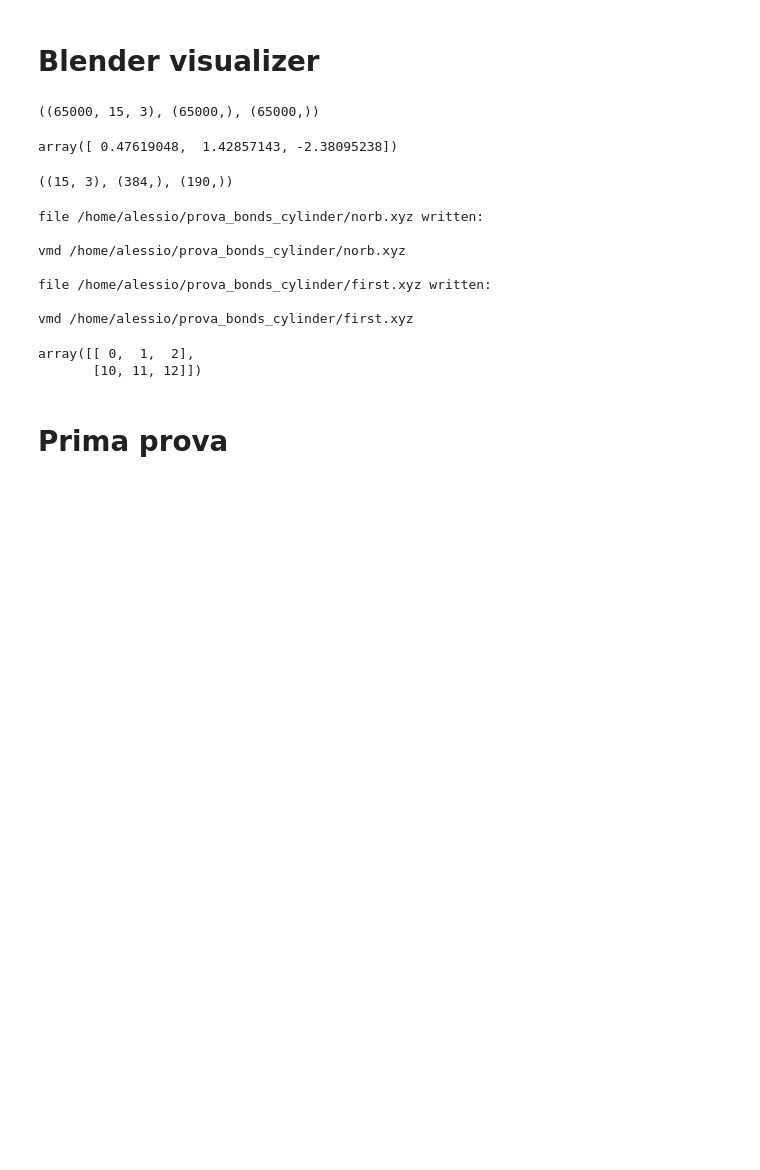
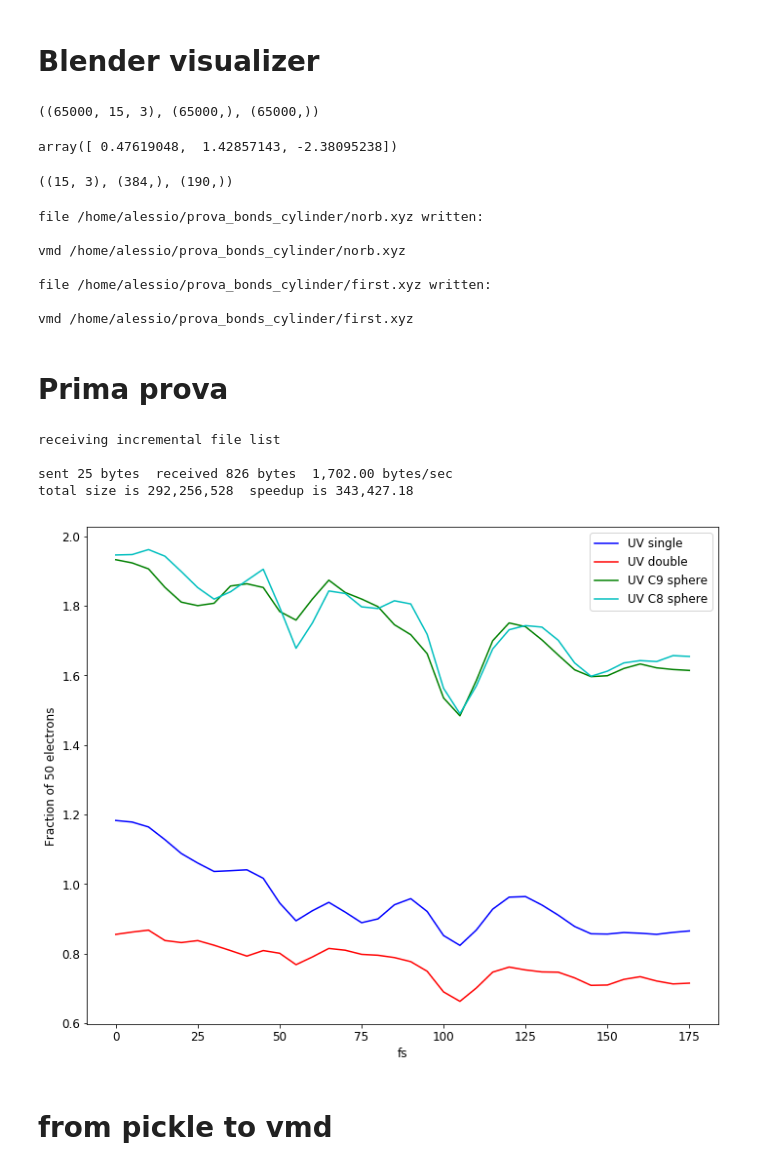
Before and after one commit to acuzzio/GridQuantumPropagator, a Jupyter notebook: Scripts/Between_bonds_paper.ipynb, the cells around one changed output. Cells and saved outputs as stored; diff of their text form; code cells hidden in the pictures; blank space fills up the shorter version.

```diff
--- a/Scripts/Between_bonds_paper.ipynb
+++ b/Scripts/Between_bonds_paper.ipynb
@@ -130,7 +128,39 @@ b = np.arange(3) +10
-# %%
-np.stack((a,b))
-# %% [output]
-array([[ 0,  1,  2],
-       [10, 11, 12]])
 # %% [markdown]
 # Prima prova
+# %%
+%%bash
+
+/home/alessio/prova_bonds_cylinder/graphs/sync.sh
+# %% [output]
+receiving incremental file list
+
+sent 25 bytes  received 826 bytes  1,702.00 bytes/sec
+total size is 292,256,528  speedup is 343,427.18
+# %%
+folddat = '/home/alessio/prova_bonds_cylinder/graphs'
+
+files_dat = glob.glob(folddat + '/old/*.dat')
+files_dat = glob.glob(folddat + '/0.6/*.dat')
+#files_dat = glob.glob(folddat + '/new_withr_c-0.6-r_s-0.6-cs-0.0/*.dat')
+
+matplotlib.rcParams.update({'font.size': 12})
+
+data = [ np.loadtxt(i) for i in files_dat ]
+
+fig, ax0 = plt.subplots(1,1,figsize = (10,8))
+
+colors = ['b','r','g','c']
+labels = ['single','double','C9 sphere','C8 sphere']
+
+for i, this_data in enumerate(data):
+    ax0.plot(this_data[:,0],this_data[:,1], label='UV {}'.format(labels[i]), color=colors[i])
+
+
+ax0.set_xlabel("fs")
+ax0.set_ylabel('Fraction of 50 electrons')
+ax0.legend()
+fig.tight_layout()
+# %% [output]
+[figure, added]
+# %% [markdown]
+# from pickle to vmd
```
Also changed, not shown: parts of 5 cells of this notebook, 2 other files.
